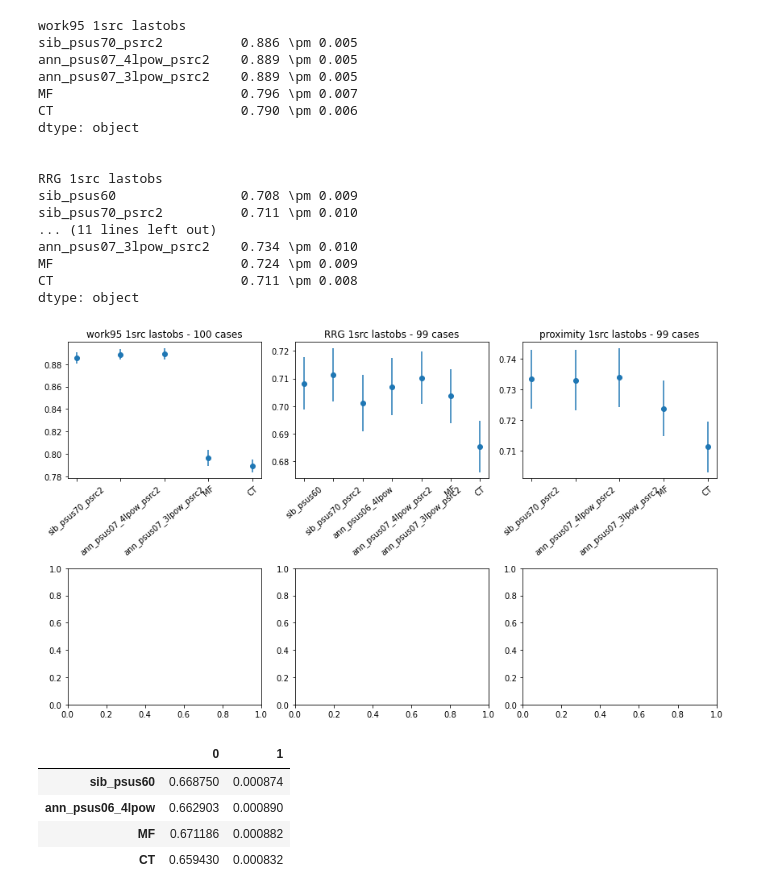
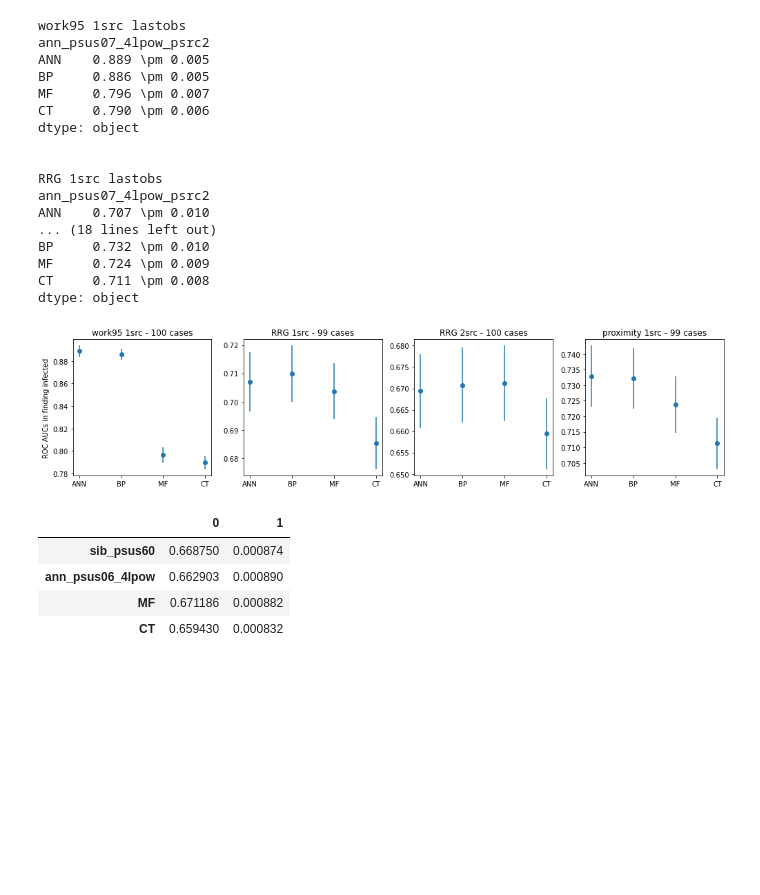
Before and after one commit to ocadni/annfore-results, a Jupyter notebook: results/risk_assessment/res_plot/Results_plot.ipynb, the cells around one changed output. Cells and saved outputs as stored; diff of their text form; code cells hidden in the pictures; blank space fills up the shorter version.

```diff
--- a/results/risk_assessment/res_plot/Results_plot.ipynb
+++ b/results/risk_assessment/res_plot/Results_plot.ipynb
@@ -38,3 +38,5 @@ name_conv
+# %%
+names_all=dict(zip(["sib_psus70_psrc2","MF","CT"],["BP","MF","CT"]))
 # %%
 stats(np.random.randn(10000))
 # %% [output]
@@ -42,48 +44,62 @@ stats(np.random.randn(10000))
+# %%
+isann = lambda n: "ann" in n and "_4lpow_" in n
 # %%
-fig, axs = plt.subplots(2,3, figsize=(12,7))
+fig, axs = plt.subplots(1,4, figsize=(14,3.5))
 axis = axs.flatten()
 axs_idx = 0
 for net, d1 in res.items():
     for src, d2 in d1.items():
         for obs, vals in d2.items():
             #print(len(vals))
 
             print("{} {} {}".format(net, src, obs))
             meanvar = vals.agg(stats)#.rename(columns=name_conv)
+            keys = meanvar.keys()
+            try:
+                ANN_key = next(filter(isann, keys))
+            except StopIteration as f:
+                raise ValueError("Cannot find key for ANN") from f
+            print(ANN_key)
+            names_new = {ANN_key:"ANN"}
+            names_new.update(names_all)
+            meanvar = meanvar[names_new.keys()].rename(columns=names_new)
+
             v = meanvar.T
             print(
             meanvar.apply(lambda x: "{:5.3f} \pm {:5.3f}".format(x[0], x[1]), axis=0)
             )
             maxis = axis[axs_idx]
             x_pos=range(len(v))
             maxis.errorbar(x_pos, v[0], yerr=v[1], fmt="o")
             maxis.set_xticks(x_pos)
-            maxis.set_xticklabels(v.index, rotation=40)
-            maxis.set_title("{} {} {} - {} cases".format(net, src, obs, len(vals)))
+            maxis.set_xticklabels(v.index, rotation=0)
+            maxis.set_title("{} {} - {} cases".format(net, src, #obs,
+                                                      len(vals)))
             #print(v.apply())
             axs_idx+=1
             print("\n")
+axis[0].set_ylabel("ROC AUCs in finding infected")
 plt.tight_layout()
 fig.savefig("Avg_auc.svg", bbox_inches="tight")
 # %% [output]
 work95 1src lastobs
-sib_psus70_psrc2          0.886 \pm 0.005
-ann_psus07_4lpow_psrc2    0.889 \pm 0.005
-ann_psus07_3lpow_psrc2    0.889 \pm 0.005
-MF                        0.796 \pm 0.007
-CT                        0.790 \pm 0.006
+ann_psus07_4lpow_psrc2
+ANN    0.889 \pm 0.005
+BP     0.886 \pm 0.005
+MF     0.796 \pm 0.007
+CT     0.790 \pm 0.006
 dtype: object
 
 
 RRG 1src lastobs
-sib_psus60                0.708 \pm 0.009
-sib_psus70_psrc2          0.711 \pm 0.010
-... (11 lines left out)
-ann_psus07_3lpow_psrc2    0.734 \pm 0.010
-MF                        0.724 \pm 0.009
-CT                        0.711 \pm 0.008
+ann_psus07_4lpow_psrc2
+ANN    0.707 \pm 0.010
+... (18 lines left out)
+BP     0.732 \pm 0.010
+MF     0.724 \pm 0.009
+CT     0.711 \pm 0.008
 dtype: object
-[figure, old version]
+[figure, new version]
 # %%
 fig.savefig()
 # %%
```
Also changed, not shown: parts of 3 cells of this notebook, 3 other files.
